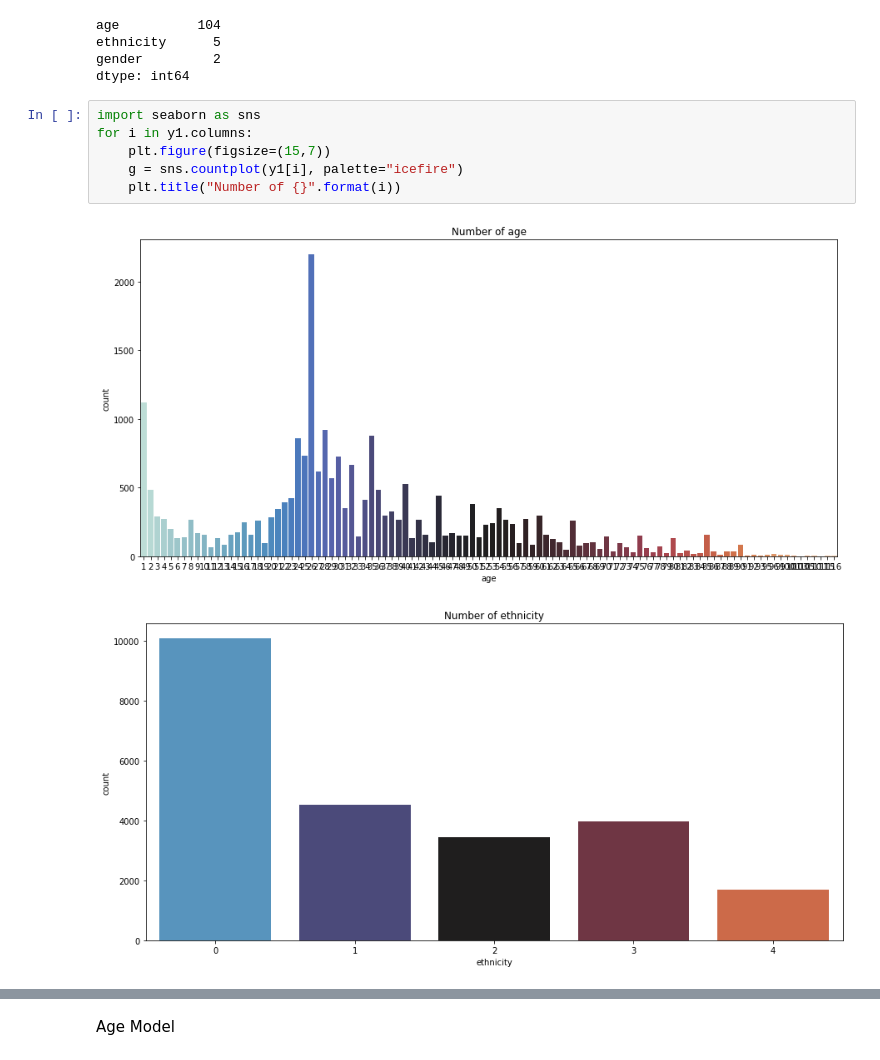
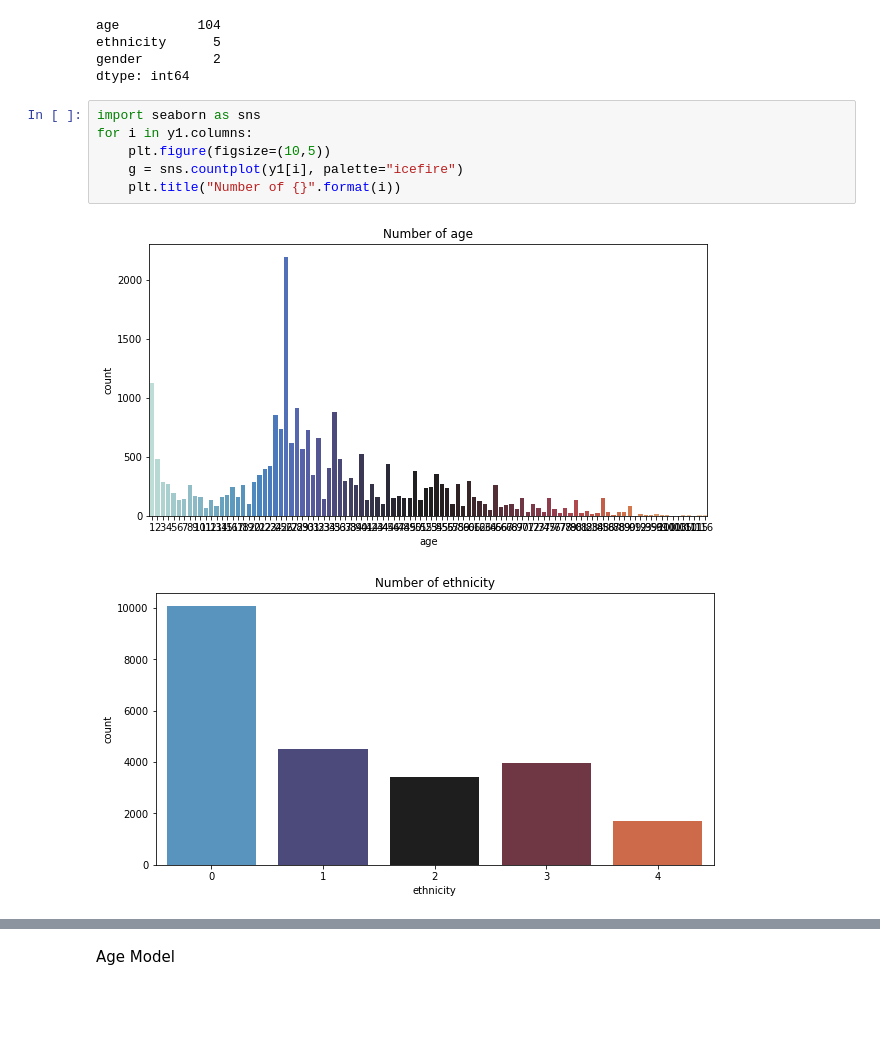
Before and after one commit to elifsare/Real-time-Age-Gender-Ethnicity-Detection, a Jupyter notebook: model0.ipynb, the cells around one changed output, grey strips where cells are left out. Saved outputs shown, nothing was run; the diff lists cells and outputs as text; blank space fills up the shorter version.

```diff
--- a/model0.ipynb
+++ b/model0.ipynb
@@ -70,9 +71,9 @@ dtype: int64
 # %%
 import seaborn as sns
 for i in y1.columns:
-    plt.figure(figsize=(15,7))
+    plt.figure(figsize=(10,5))
     g = sns.countplot(y1[i], palette="icefire")
     plt.title("Number of {}".format(i))
 # %% [output]
-[figure, old version]
+[figure, new version]
-[figure, old version]
+[figure, new version]
```
Also changed, not shown: parts of 13 cells of this notebook.
